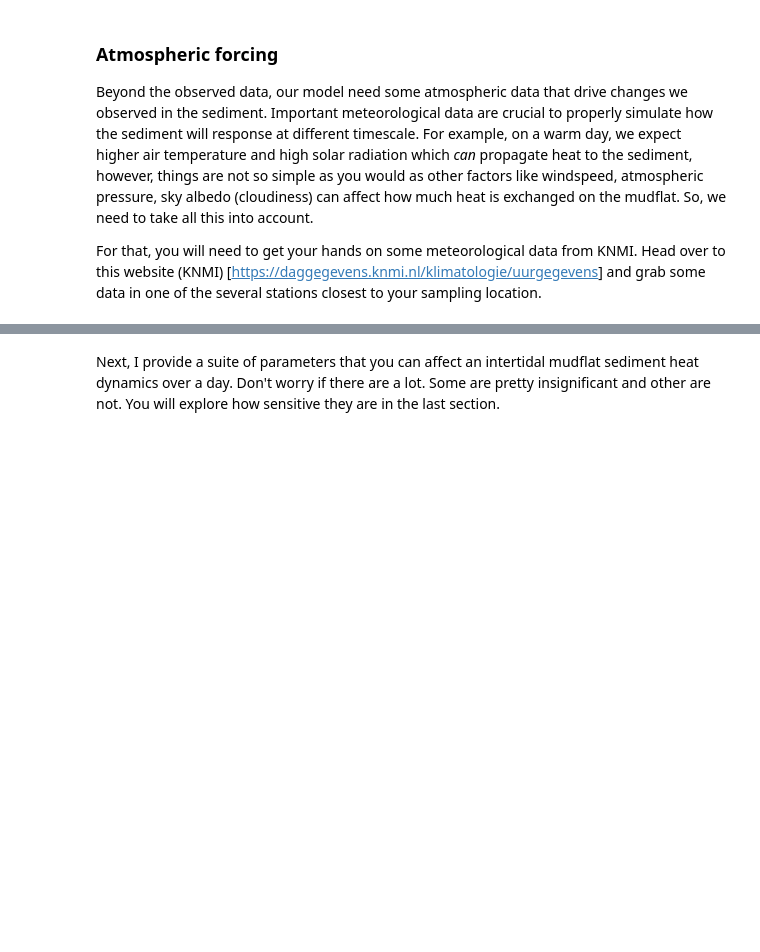
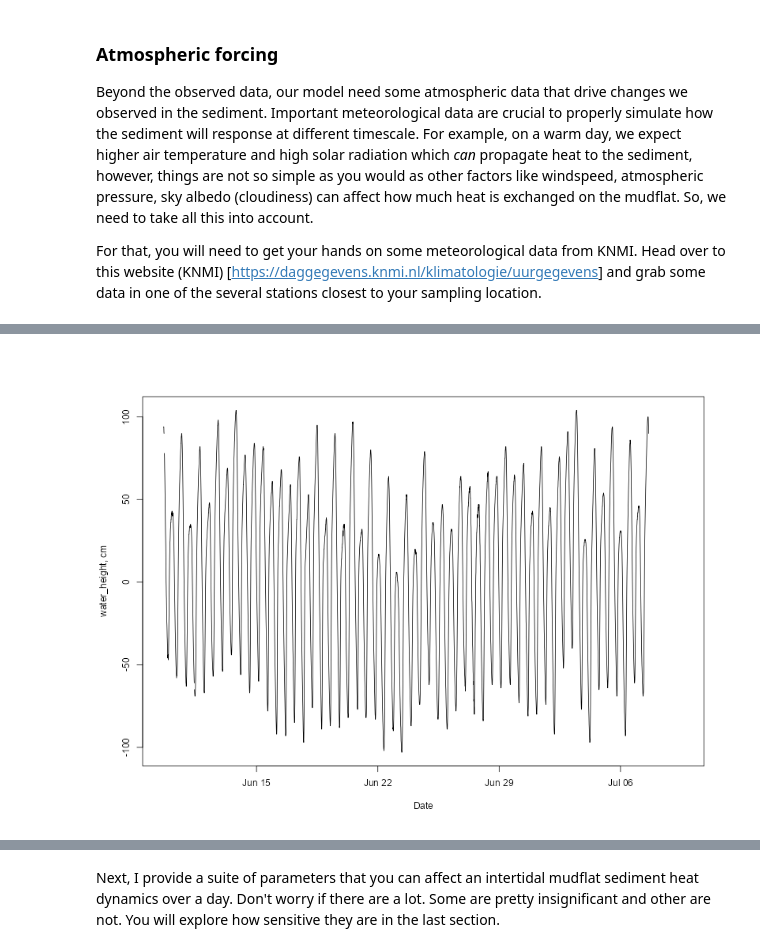
Before and after one commit to LTER-LIFE/vl-tempsed-wadden-sea, a Jupyter notebook: Modelling_MaMa.ipynb, the cells around one changed output, grey strips where cells are left out. Cells and saved outputs as stored; diff of their text form; code cells hidden in the pictures; blank space fills up the shorter version.

```diff
--- a/Modelling_MaMa.ipynb
+++ b/Modelling_MaMa.ipynb
@@ -161,0 +283,10 @@ To drive your model, you need an estimate of the water temperature and height at
+# %%
+water_level_oudeschid <- read.csv("~/../../home/lter_life_dev/git_repos/vl-tempsed-wadden-sea/datasets/Waterhoogte in Oppervlaktewater texel.oudeschild.csv", sep = ";")[, 1:4]
+names(water_level_oudeschid) <- c("date", "time", "location", "water_height")
+head(water_level_oudeschid)
+
+water_level_oudeschid$datetime <- as.POSIXct(paste(water_level_oudeschid$date, water_level_oudeschid$time), format = "%d-%m-%Y %H:%M")
+
+plot(water_level_oudeschid$datetime, water_level_oudeschid$water_height, type = "l", ylab = "water_height, cm", xlab = "Date")
+# %% [output]
+[figure, added]
```
Also changed, not shown: parts of 43 cells of this notebook.
